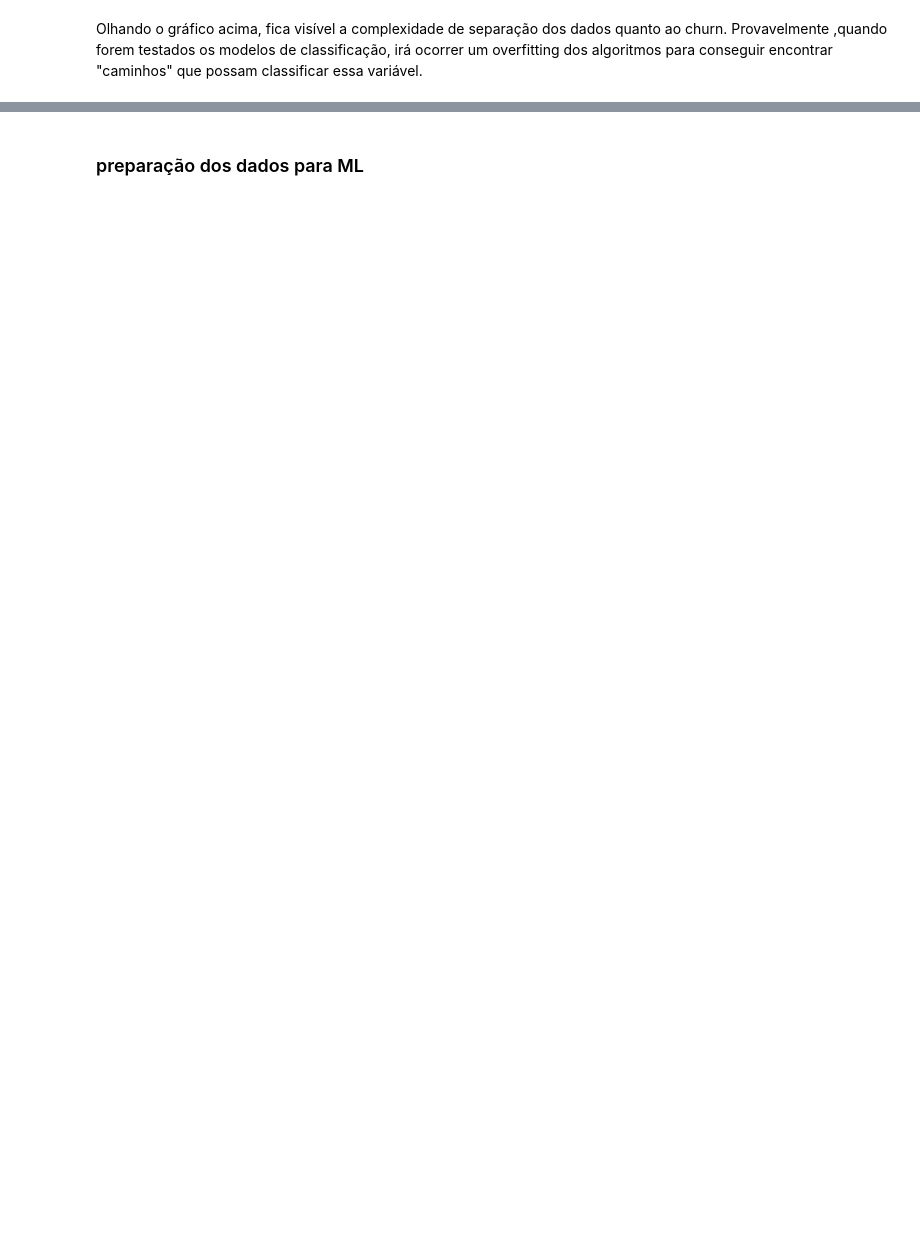
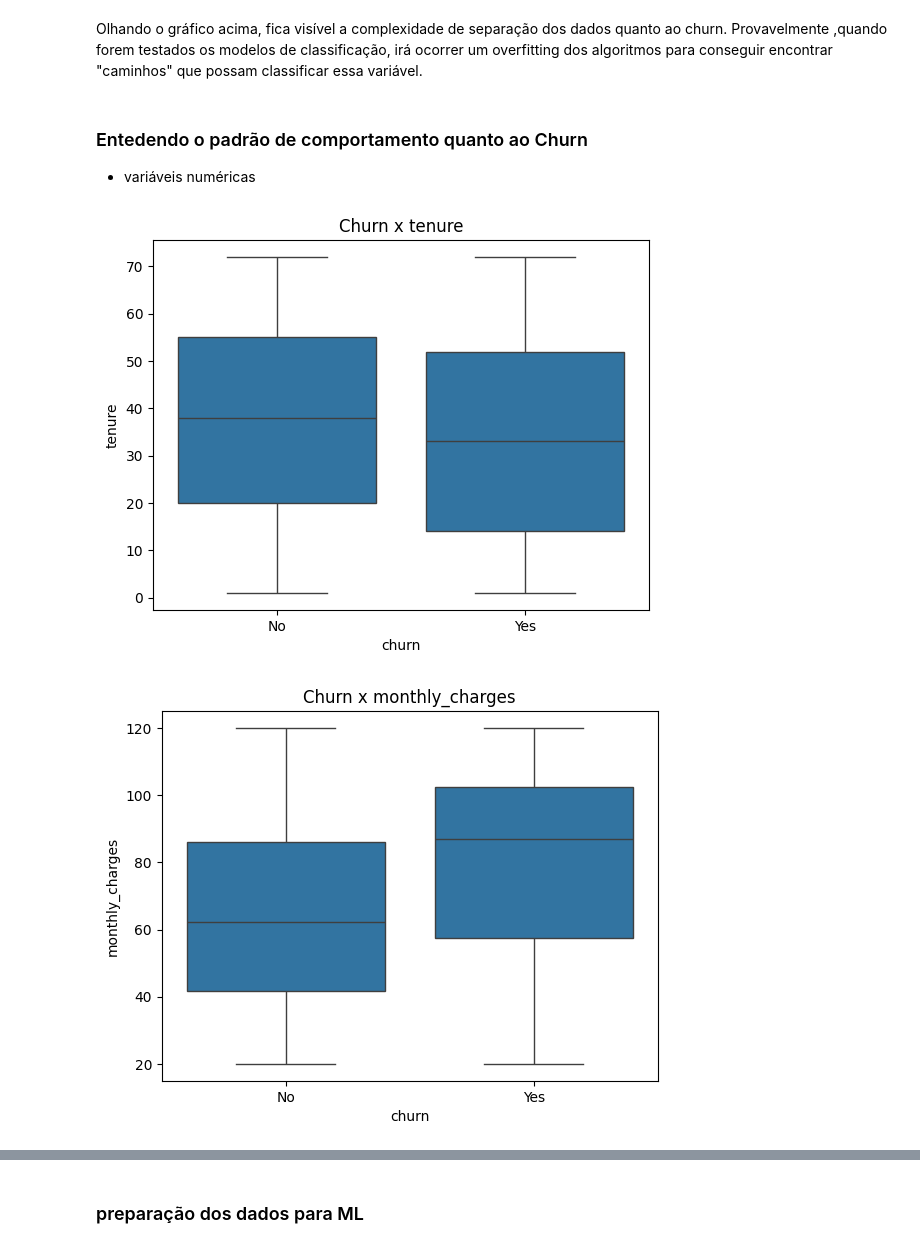
Before and after one commit to ArthurLagares/projeto-customer-churn, a Jupyter notebook: notebook.ipynb, the cells around one changed output, grey strips where cells are left out. Drawn from its saved outputs; the diff is of its cells as text; code cells hidden in the pictures; blank space fills up the shorter version.

```diff
--- a/notebook.ipynb
+++ b/notebook.ipynb
@@ -186,3 +186,17 @@ plt.show()
 # %% [markdown]
 Olhando o gráfico acima, fica visível a complexidade de separação dos dados quanto ao churn.
 Provavelmente ,quando forem testados os modelos de classificação, irá ocorrer um overfitting dos algoritmos para conseguir encontrar "caminhos" que possam classificar essa variável.
+# %% [markdown]
+### Entedendo o padrão de comportamento quanto ao Churn
+
+- variáveis numéricas
+# %%
+colunas_numericas = df_dados.select_dtypes(include= [np.number])
+
+for col in colunas_numericas:
+    plt.title(f'Churn x {col}')
+    sns.boxplot(data= df_dados, x= 'churn', y = col)
+    plt.show()
+# %% [output]
+[figure, added]
+[figure, added]
```
Also changed, not shown: parts of 41 cells of this notebook, 1 other file.
